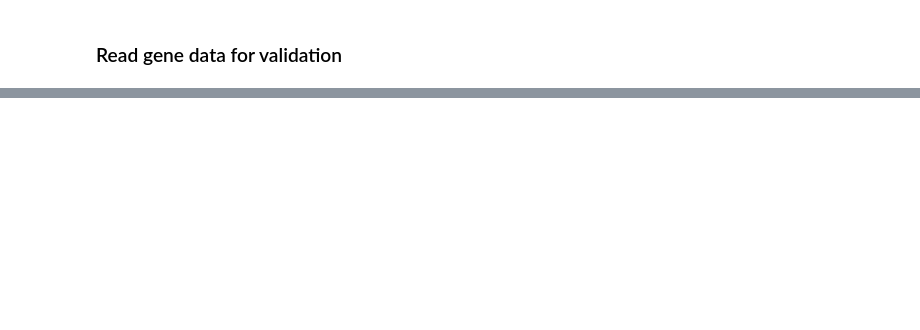
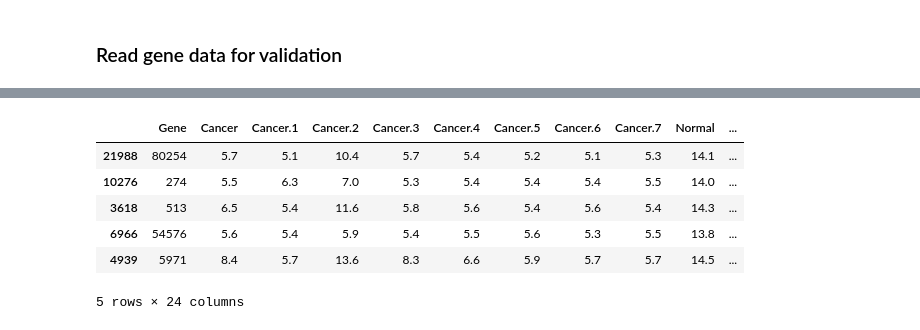
Before and after one commit to mzamayias/uni-work, a Jupyter notebook: lab/assignments/assignment_1/assignment_1.ipynb, the cells around one changed output, grey strips where cells are left out. Cells and saved outputs as stored; diff of their text form; code cells hidden in the pictures; blank space fills up the shorter version.

```diff
--- a/lab/assignments/assignment_1/assignment_1.ipynb
+++ b/lab/assignments/assignment_1/assignment_1.ipynb
@@ -182,0 +229,10 @@ check =  slice_q_value_means_delta_sorted_genes.loc[slice_q_value_means_delta_so
+# %%
+slice_q_value_means_delta_sorted_genes.head(5)
+# %% [output]
+|  | Gene | Cancer | Cancer.1 | Cancer.2 | Cancer.3 | Cancer.4 | Cancer.5 | Cancer.6 | Cancer.7 | Normal | ... |
+| 21988 | 80254 | 5.7 | 5.1 | 10.4 | 5.7 | 5.4 | 5.2 | 5.1 | 5.3 | 14.1 | ... |
+| 10276 | 274 | 5.5 | 6.3 | 7.0 | 5.3 | 5.4 | 5.4 | 5.4 | 5.5 | 14.0 | ... |
+| 3618 | 513 | 6.5 | 5.4 | 11.6 | 5.8 | 5.6 | 5.4 | 5.6 | 5.4 | 14.3 | ... |
+| 6966 | 54576 | 5.6 | 5.4 | 5.9 | 5.4 | 5.5 | 5.6 | 5.3 | 5.5 | 13.8 | ... |
+| 4939 | 5971 | 8.4 | 5.7 | 13.6 | 8.3 | 6.6 | 5.9 | 5.7 | 5.7 | 14.5 | ... |
+5 rows × 24 columns
```
Also changed, not shown: parts of 14 cells of this notebook.
